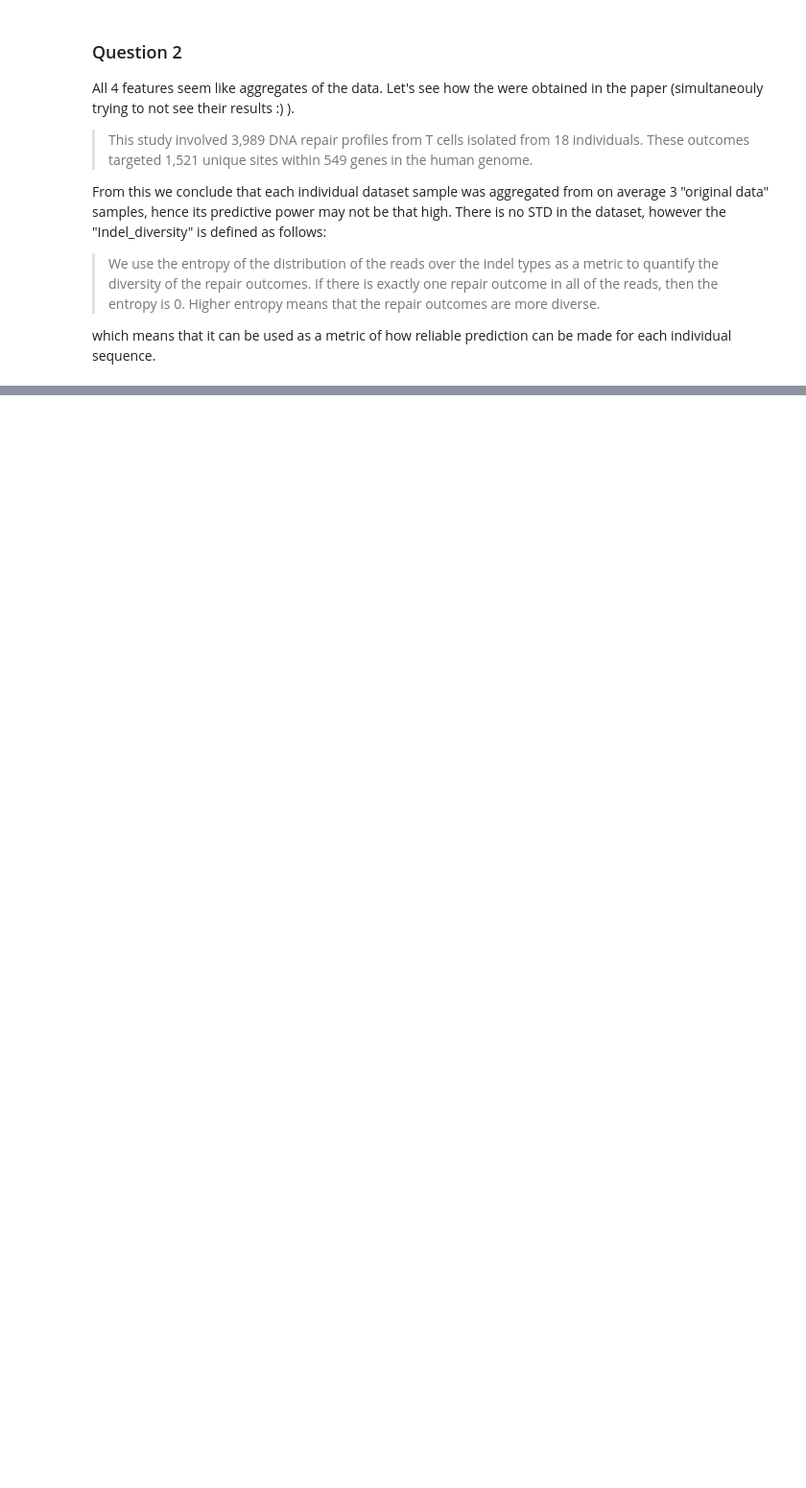
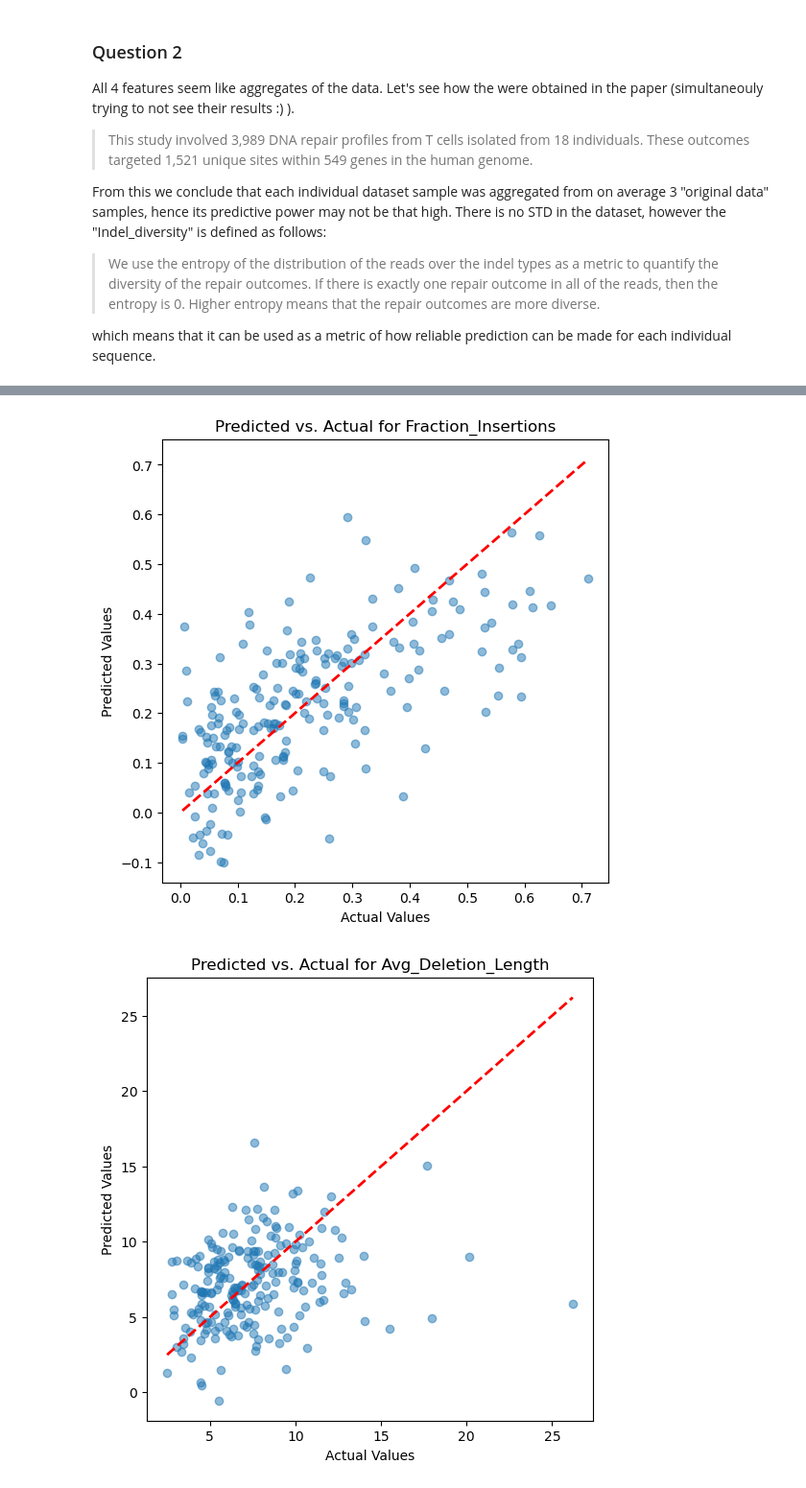
Before and after one commit to 0xorial/mlfls-hw, a Jupyter notebook: assignment1.ipynb, the cells around one changed output, grey strips where cells are left out. Shown at 96% size. Drawn from its saved outputs; the diff is of its cells as text; code cells hidden in the pictures; blank space fills up the shorter version.

```diff
--- a/assignment1.ipynb
+++ b/assignment1.ipynb
@@ -56,3 +59,0 @@ With columns overhead on top, memory footprint should roughly 1.5-2x higher. (si
-# %%
-seq_len = df_train['GuideSeq'].apply(len)
-seq_len.describe()
@@ -68,0 +60,2 @@ Name: GuideSeq, dtype: float64
+# %%
+df_train['GuideSeq'] = df_train['GuideSeq'].str.slice(start=0, stop=21)
@@ -68,0 +109,71 @@ Name: GuideSeq, dtype: float64
+# %%
+
+import pandas as pd
+from sklearn.linear_model import Ridge
+from sklearn.model_selection import cross_val_score, train_test_split
+from sklearn.metrics import mean_squared_error
+import numpy as np
+from tqdm import tqdm
+import matplotlib.pyplot as plt
+data = x
+# Assume 'data' is your DataFrame
+# Select all columns starting with 'pos_' as features
+X = data.filter(regex='^pos_')
+targets = ['Fraction_Insertions', 'Avg_Deletion_Length', 'Indel_Diversity', 'Fraction_Frameshifts']
+
+# Visualization data
+cv_results = {}
+coefficients = {}
+
+# Perform cross-validation for each target and store results
+for target in tqdm(targets, desc="Cross-Validation for Targets"):
+    y = data[target]
+
+    # Split data for training and testing visualization
+    X_train, X_test, y_train, y_test = train_test_split(X, y, test_size=0.2, random_state=42)
+
+    # Initialize Ridge regression model
+    model = Ridge(alpha=1.0)
+    model.fit(X_train, y_train)
+
+    # Cross-Validation MSE
+    cv_mse_scores = cross_val_score(model, X, y, cv=5, scoring='neg_mean_squared_error')
+    cv_results[target] = {
+        'mean_mse': -np.mean(cv_mse_scores),
+        'std_mse': np.std(cv_mse_scores)
+    }
+
+    # Store coefficients for feature importance
+    coefficients[target] = model.coef_
+
+    # Predicted vs. Actual plot
+    y_pred = model.predict(X_test)
+    plt.figure(figsize=(6, 6))
+    plt.scatter(y_test, y_pred, alpha=0.5)
+    plt.plot([y_test.min(), y_test.max()], [y_test.min(), y_test.max()], 'r--', lw=2)
+    plt.xlabel("Actual Values")
+    plt.ylabel("Predicted Values")
+    plt.title(f"Predicted vs. Actual for {target}")
+    plt.show()
+
+# Plotting Cross-Validation MSE
+means = [cv_results[target]['mean_mse'] for target in targets]
+stds = [cv_results[target]['std_mse'] for target in targets]
+plt.figure(figsize=(8, 6))
+plt.bar(targets, means, yerr=stds, capsize=5)
+plt.ylabel("Mean Squared Error (MSE)")
+plt.title("Cross-Validation MSE for each target")
+plt.show()
+
+# Plotting Feature Coefficients
+for target in targets:
+    plt.figure(figsize=(10, 6))
+    plt.bar(X.columns, coefficients[target])
+    plt.xlabel("Features")
+    plt.ylabel("Coefficient Value")
+    plt.title(f"Feature Importance for {target}")
+    plt.xticks([])
+    plt.show()
+# %% [output]
+[figure, added]
+[figure, added]
```
Also changed, not shown: parts of 8 cells of this notebook, 4 other files.
